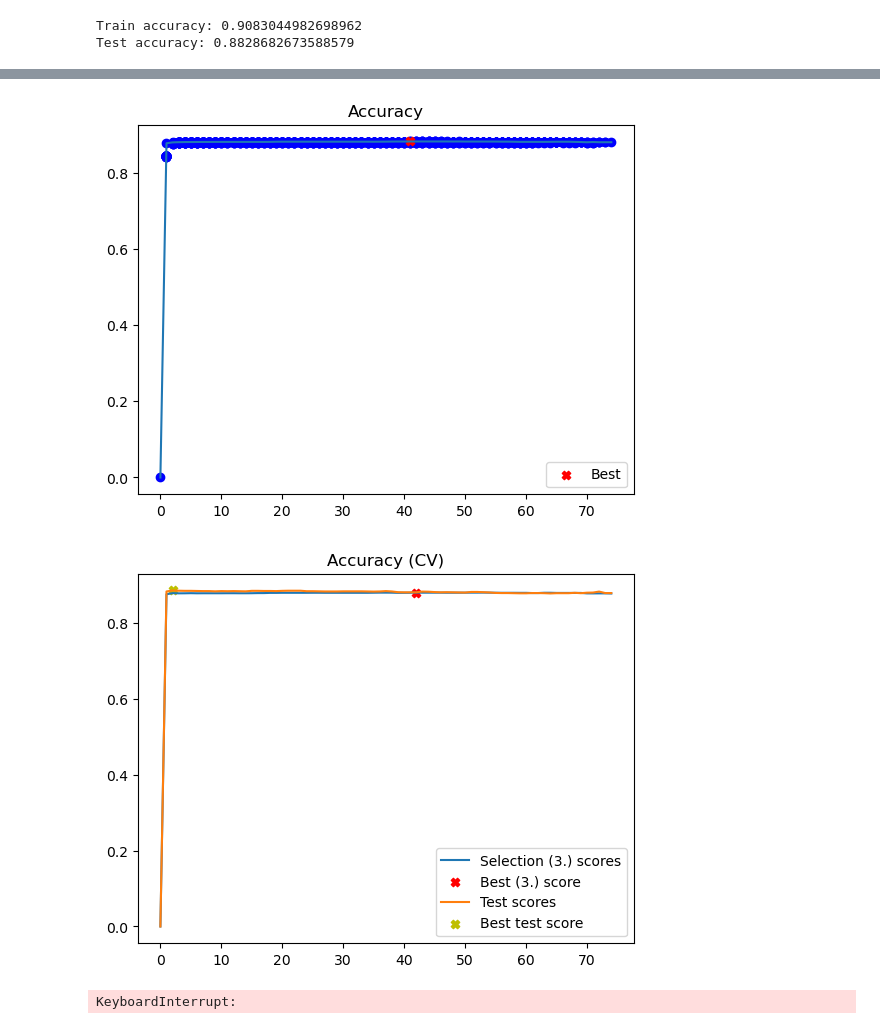
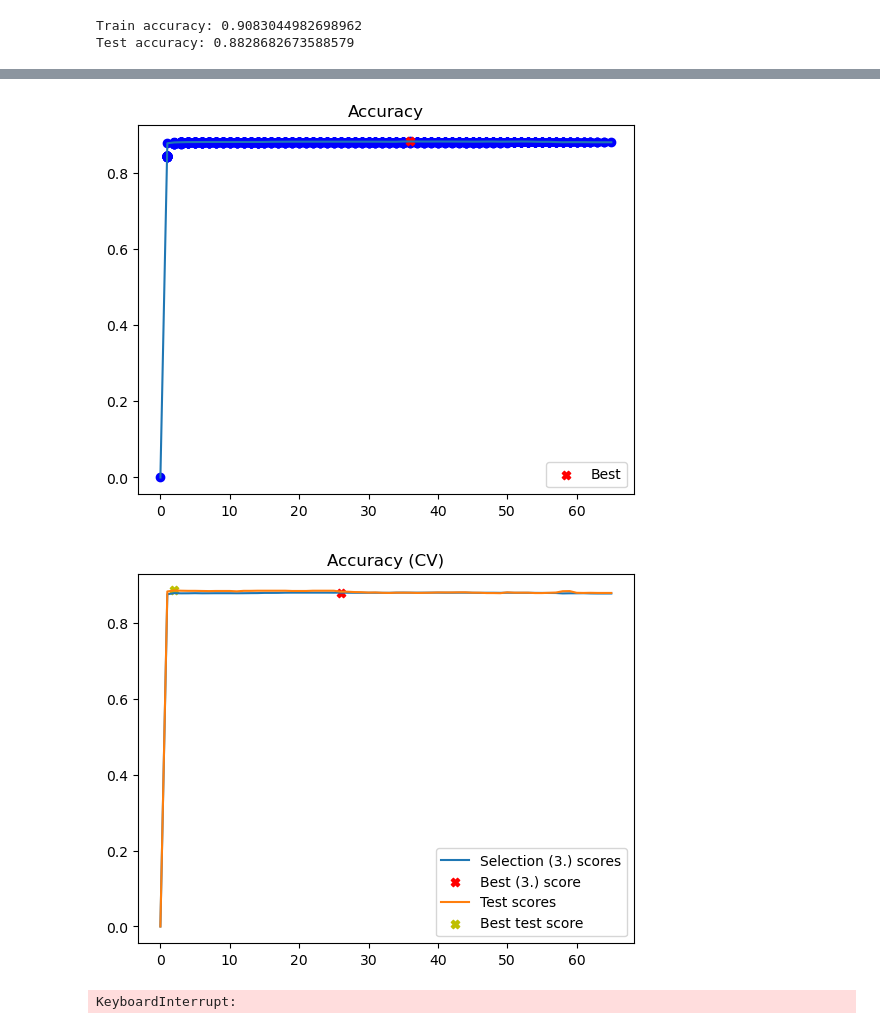
Before and after one commit to sararesta/ML-Homework, a Jupyter notebook: Classification.ipynb, the cells around one changed output, grey strips where cells are left out. Drawn from its saved outputs; the diff is of its cells as text; code cells hidden in the pictures.

```diff
--- a/Classification.ipynb
+++ b/Classification.ipynb
@@ -90,3 +90,17 @@ X_train_full['Month_June']
 9247    0
 Name: Month_June, Length: 9248, dtype: category
 Categories (2, int64): [0, 1]
+# %%
+from sklearn.feature_selection import VarianceThreshold
+
+# Creazione dell'oggetto VarianceThreshold e specifica della soglia di varianza
+threshold = 0.001  # Soglia di varianza desiderata
+variance_selector = VarianceThreshold(threshold=threshold)
+
+# Applicazione della selezione della varianza sul dataset
+
+X_train = X_train_full.loc[:, variance_selector.fit(X_train_full).get_support()]
+columns_remaining = X_train_full.columns.tolist()
+
+X_test = X_test_full[columns_remaining]
+print(X_train.columns.tolist())
@@ -101,10 +117,16 @@ from sklearn.preprocessing import StandardScaler
 numeric_features = ['Administrative', 'Administrative_Duration', 'Informational',
        'Informational_Duration', 'ProductRelated', 'ProductRelated_Duration',
        'BounceRates', 'ExitRates', 'PageValues', 'SpecialDay']
+categorical_features = ['Month_Aug', 'Month_Dec', 'Month_Feb', 'Month_Jul', 'Month_June', 'Month_Mar', 'Month_May',
+                        'Month_Nov', 'Month_Oct', 'Month_Sep', 'OperatingSystems_1', 'OperatingSystems_2', 'OperatingSystems_3', 'OperatingSystems_4', 'OperatingSystems_6', 'OperatingSystems_8', 'Browser_1', 'Browser_2', 'Browser_3', 'Browser_4', 'Browser_5', 'Browser_6', 'Browser_7', 'Browser_8', 'Browser_10', 'Browser_13', 'Region_1', 'Region_2', 'Region_3', 'Region_4', 'Region_5',
+                        'Region_6', 'Region_7', 'Region_8', 'Region_9', 'TrafficType_1', 'TrafficType_2',
+                        'TrafficType_3', 'TrafficType_4', 'TrafficType_5', 'TrafficType_6', 'TrafficType_7',
+                        'TrafficType_8', 'TrafficType_9', 'TrafficType_10', 'TrafficType_11', 'TrafficType_13',
+                        'TrafficType_15', 'TrafficType_19', 'TrafficType_20', 'VisitorType_New_Visitor', 'VisitorType_Other', 'VisitorType_Returning_Visitor', 'Weekend_False', 'Weekend_True']
 scaler = StandardScaler()
-train_scaled = pd.DataFrame(scaler.fit_transform(X_train_full[numeric_features]))
-test_scaled = pd.DataFrame(scaler.fit_transform(X_test_full[numeric_features]))
-train_scaled.columns = X_train_full[numeric_features].columns
-test_scaled.columns = X_test_full[numeric_features].columns
-X_train_scaled = pd.concat([train_scaled,X_train_full[categorical_features]],axis=1)
-X_test_scaled = pd.concat([test_scaled,X_test_full[categorical_features]],axis=1)
+train_scaled = pd.DataFrame(scaler.fit_transform(X_train[numeric_features]))
+test_scaled = pd.DataFrame(scaler.fit_transform(X_test[numeric_features]))
+train_scaled.columns = X_train[numeric_features].columns
+test_scaled.columns = X_test[numeric_features].columns
+X_train_scaled = pd.concat([train_scaled,X_train[categorical_features]],axis=1)
+X_test_scaled = pd.concat([test_scaled,X_test[categorical_features]],axis=1)
@@ -407,7 +591,7 @@ Test accuracy: 0.8828682673588579
 cv = 5
 #prima era 10!
 # qui sono stata costretta a togliere browser 9... Il motivo? bella domanda... ad un certo punto dava problemi
-forward_selection(X_train_scaled.drop(columns=['Browser_9']), y_train, X_test_scaled.drop(columns=['Browser_9']), y_test,"LDA",
+forward_selection(X_train_scaled, y_train, X_test_scaled, y_test,"LDA",
                   get_evaluator(make_scorer(accuracy)), np.argmax, # 2.
                   get_cv_evaluator(make_scorer(accuracy), cv), np.argmax, # 3.
                   get_cv_evaluator(make_scorer(accuracy), cv), np.argmax, # test
@@ -435,5 +619,5 @@ Total number of trained models: 3145
-[figure, old version]
+[figure, new version]
-[figure, old version]
+[figure, new version]
 # %%
 from sklearn.model_selection import GridSearchCV
 
```
Also changed, not shown: parts of 8 cells of this notebook.
